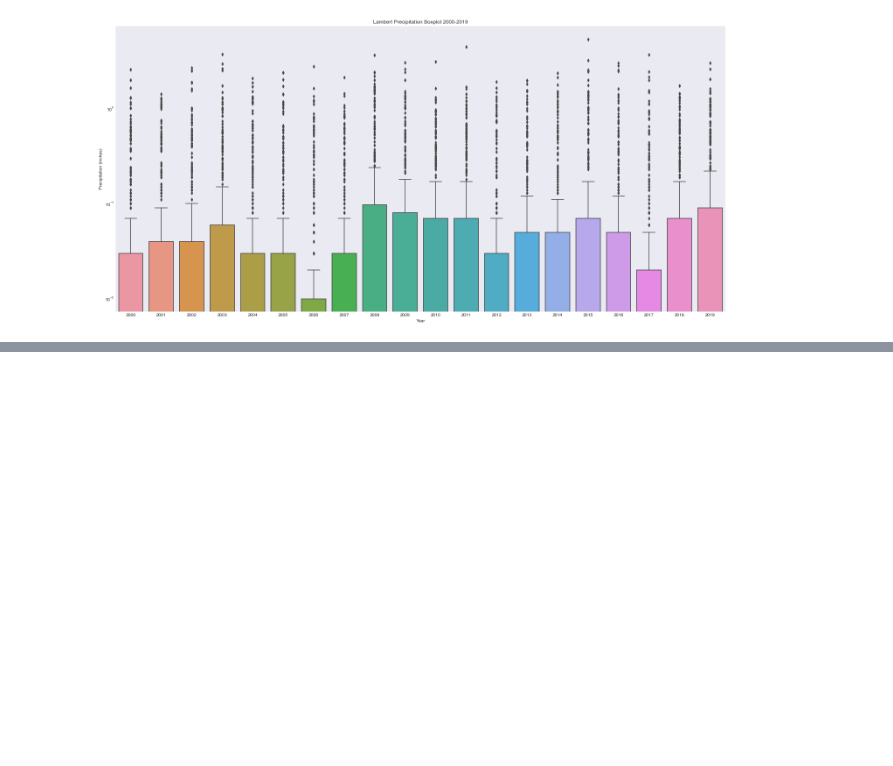
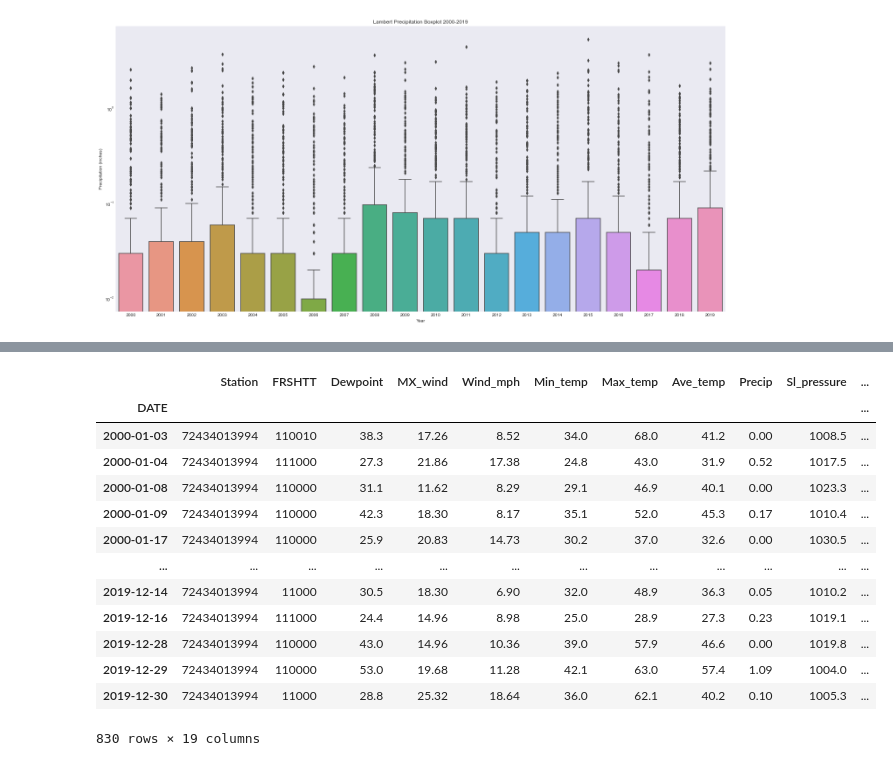
Before and after one commit to billtell/NOAA_GSOD_LambertSTL_2000to2022, a Jupyter notebook: GSOD_lambertSTL_EDA.ipynb, the cells around one changed output, grey strips where cells are left out. Cells and saved outputs as stored; diff of their text form; code cells hidden in the pictures; blank space fills up the shorter version.

```diff
--- a/GSOD_lambertSTL_EDA.ipynb
+++ b/GSOD_lambertSTL_EDA.ipynb
@@ -672,0 +611,10 @@ cahokia
+# %%
+
+lambert['FRSHTT'] = lambert['FRSHTT'].astype(str)
+lambert['fog'] = lambert['FRSHTT'].apply(lambda x: getobs(x,0));
+lambert['rain'] = lambert['FRSHTT'].apply(lambda x: getobs(x,1));
+lambert['snow'] = lambert['FRSHTT'].apply(lambda x: getobs(x,2));
+lambert['hail'] = lambert['FRSHTT'].apply(lambda x: getobs(x,3));
+lambert['thunder'] = lambert['FRSHTT'].apply(lambda x: getobs(x,4));
+lambert['tornado'] = lambert['FRSHTT'].apply(lambda x: getobs(x,5));
+lambert
@@ -672,0 +660,17 @@ cahokia
+# %%
+lambert.query('rain == 1')
+# %% [output]
+|  | Station | FRSHTT | Dewpoint | MX_wind | Wind_mph | Min_temp | Max_temp | Ave_temp | Precip | Sl_pressure | ... |
+| DATE |  |  |  |  |  |  |  |  |  |  | ... |
+| 2000-01-03 | 72434013994 | 110010 | 38.3 | 17.26 | 8.52 | 34.0 | 68.0 | 41.2 | 0.00 | 1008.5 | ... |
+| 2000-01-04 | 72434013994 | 111000 | 27.3 | 21.86 | 17.38 | 24.8 | 43.0 | 31.9 | 0.52 | 1017.5 | ... |
+| 2000-01-08 | 72434013994 | 110000 | 31.1 | 11.62 | 8.29 | 29.1 | 46.9 | 40.1 | 0.00 | 1023.3 | ... |
+| 2000-01-09 | 72434013994 | 110000 | 42.3 | 18.30 | 8.17 | 35.1 | 52.0 | 45.3 | 0.17 | 1010.4 | ... |
+| 2000-01-17 | 72434013994 | 110000 | 25.9 | 20.83 | 14.73 | 30.2 | 37.0 | 32.6 | 0.00 | 1030.5 | ... |
+| ... | ... | ... | ... | ... | ... | ... | ... | ... | ... | ... | ... |
+| 2019-12-14 | 72434013994 | 11000 | 30.5 | 18.30 | 6.90 | 32.0 | 48.9 | 36.3 | 0.05 | 1010.2 | ... |
+| 2019-12-16 | 72434013994 | 111000 | 24.4 | 14.96 | 8.98 | 25.0 | 28.9 | 27.3 | 0.23 | 1019.1 | ... |
+| 2019-12-28 | 72434013994 | 110000 | 43.0 | 14.96 | 10.36 | 39.0 | 57.9 | 46.6 | 0.00 | 1019.8 | ... |
+| 2019-12-29 | 72434013994 | 110000 | 53.0 | 19.68 | 11.28 | 42.1 | 63.0 | 57.4 | 1.09 | 1004.0 | ... |
+| 2019-12-30 | 72434013994 | 11000 | 28.8 | 25.32 | 18.64 | 36.0 | 62.1 | 40.2 | 0.10 | 1005.3 | ... |
+830 rows × 19 columns
```
Also changed, not shown: parts of 26 cells of this notebook.
